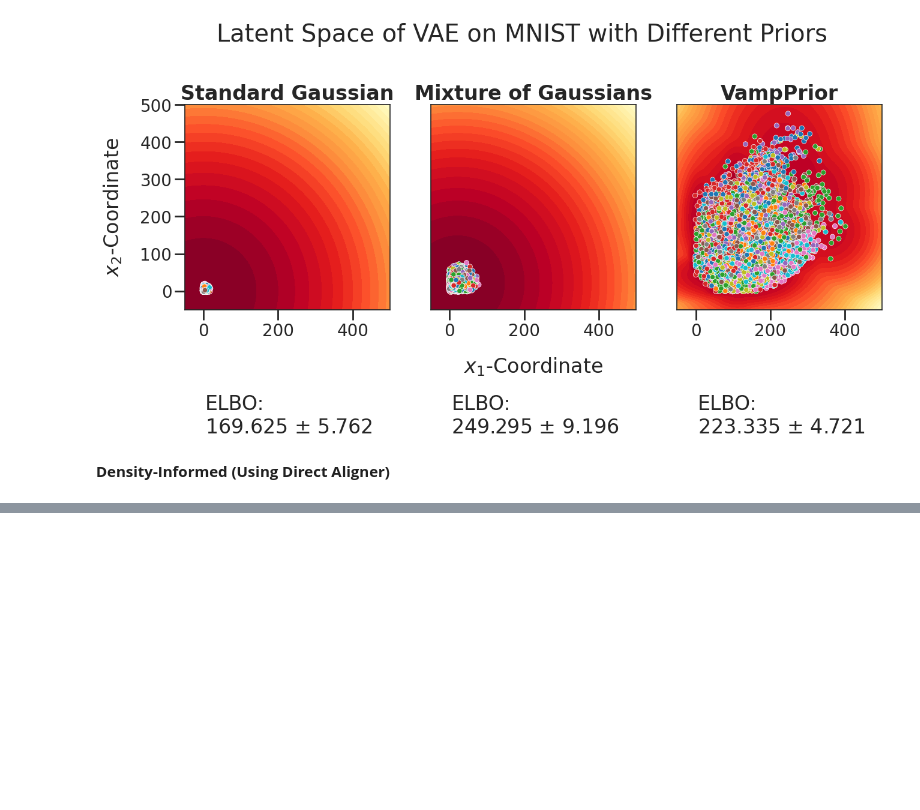
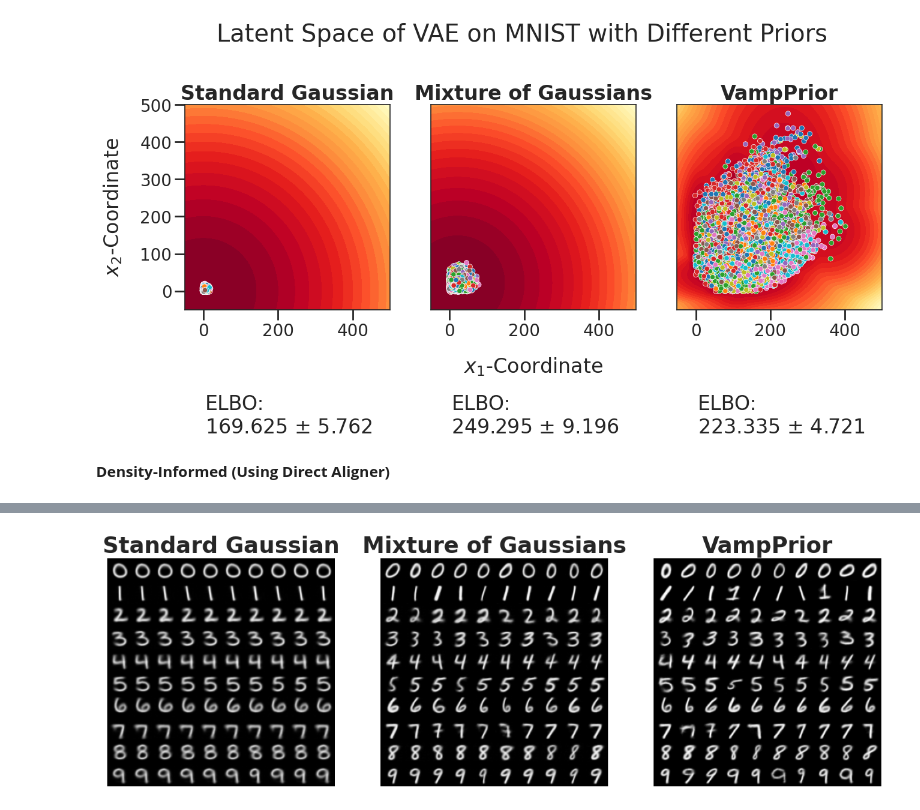
Before and after one commit to zuvale/ggdl_self_learn, a Jupyter notebook: experiments/autoencoder.ipynb, the cells around one changed output, grey strips where cells are left out. Saved outputs shown, nothing was run; the diff lists cells and outputs as text; code cells hidden in the pictures; blank space fills up the shorter version.

Commit message:
⚗️ trained and sampled from VAEs with density alignment

```diff
--- a/experiments/autoencoder.ipynb
+++ b/experiments/autoencoder.ipynb
@@ -1162,10 +1167,32 @@ remove_identical_points()).
+# %%
+latent_size = 2
+
+X = mnist_train_loader.dataset.data.float().div(255.0)
+y = mnist_train_loader.dataset.targets.long()
+X_flat = X.view(X.size(0), -1).numpy()
+
+pca = PCA(n_components=latent_size, random_state=0)
+u = pca.fit_transform(X_flat)
+
+jitter = 1e-6
+rng = np.random.default_rng(0)
+u = u + jitter * rng.standard_normal(u.shape)
+
+mnist_pca_data = Data(u)
+mnist_pca_data.compute_distances(maxk=30)
+mnist_pca_data.distances = mnist_pca_data.remove_zero_dists(
+    mnist_pca_data.distances)
+id, id_error, id_dists = mnist_pca_data.compute_id_2NN()
+log_den, log_den_error = mnist_pca_data.compute_density_PAk()
 # %%
-# dataloader(s) augmented with (non-paramtetric) density estimate
+batch_size = 256
+# dataloader(s) augmented with (non-parametric) density estimate
 denaug_train_loader = torch.utils.data.DataLoader(
     torch.utils.data.TensorDataset(
-        torch.from_numpy(X).to(torch.float),
+        X.unsqueeze(1),
+        y,
         torch.from_numpy(log_den).to(torch.float),
         torch.from_numpy(log_den_error).to(torch.float)
     ),
-    batch_size=10000, shuffle=True
+    batch_size=batch_size, shuffle=True
 )
@@ -1171,0 +1338,18 @@ denaug_train_loader = torch.utils.data.DataLoader(
+# %%
+epochs = 100
+latent_size = 2
+
+fig, ax = plt.subplots(nrows=1, ncols=3, figsize=(15, 10))
+
+for i, prior_type in enumerate(["std", "mog", "vamp"]):
+    img = WImage(
+        filename=SAMPLE_DIR
+            / f"mnist_divae_{prior_type}_{latent_size}_latentdim_{epochs}_n_epochs.png"
+        )
+    ax[i].imshow(img)
+    ax[i].set_title(PRIOR_NAME_MAP[prior_type], weight="bold")
+    ax[i].axis("off")
+
+plt.show()
+# %% [output]
+[figure, added]
```
Also changed, not shown: parts of 8 cells of this notebook, 6 other files.
